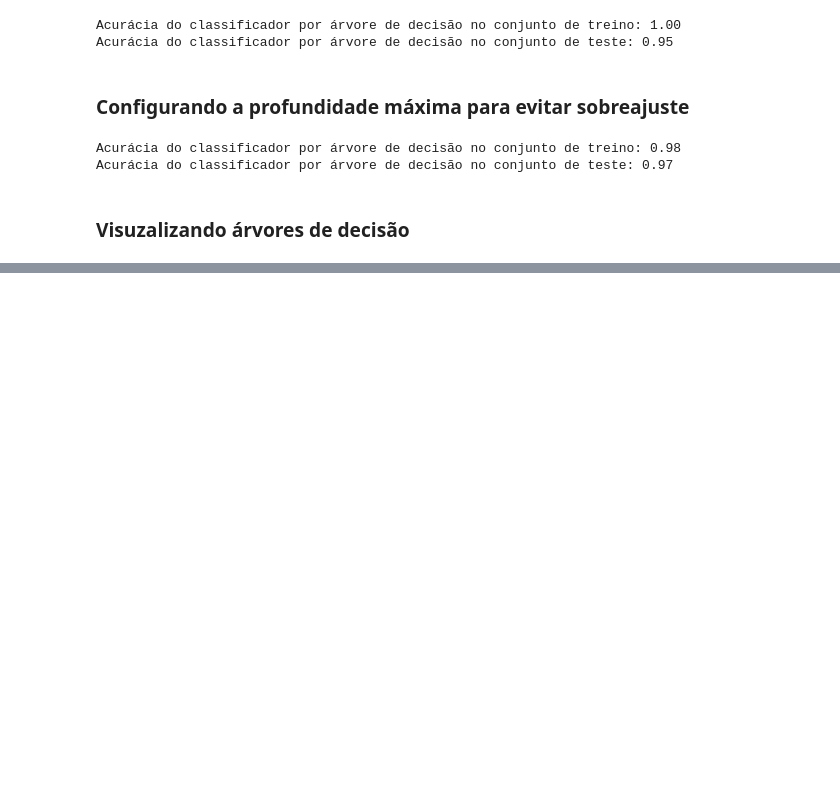
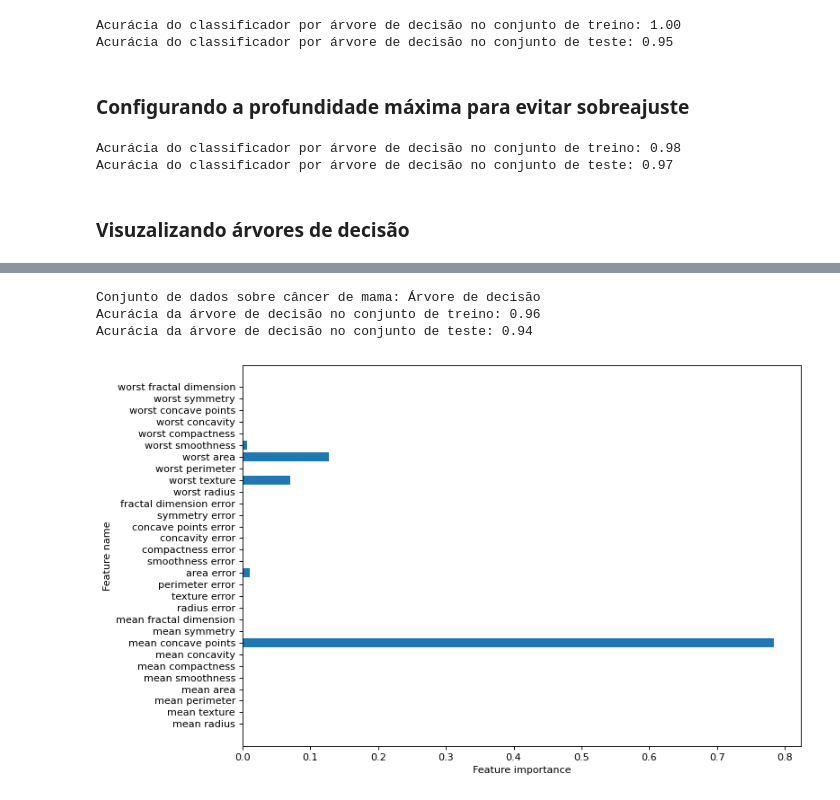
Before and after one commit to IIIL4KIII/Machine-Learning, a Jupyter notebook: Mod_2/Decision_tree.ipynb, the cells around one changed output, grey strips where cells are left out. Saved outputs shown, nothing was run; the diff lists cells and outputs as text; code cells hidden in the pictures; blank space fills up the shorter version.

```diff
--- a/Mod_2/Decision_tree.ipynb
+++ b/Mod_2/Decision_tree.ipynb
@@ -47,0 +95,7 @@ ExecutableNotFound: failed to execute WindowsPath('dot'), make sure the Graphviz
+# %%
+X_train, X_test, y_train, y_test = train_test_split(X_cancer, y_cancer, random_state=0)
+
+clf = DecisionTreeClassifier(max_depth=4, min_samples_leaf=8, random_state=0)
+clf.fit(X_train, y_train)
+
+plot_decision_tree(clf, cancer.feature_names, cancer.target_names)
@@ -47,0 +104,15 @@ ExecutableNotFound: failed to execute WindowsPath('dot'), make sure the Graphviz
+# %%
+print('Conjunto de dados sobre câncer de mama: Árvore de decisão')
+print(f'Acurácia da árvore de decisão no conjunto de treino: {clf.score(X_train, y_train):.2f}')
+print(f'Acurácia da árvore de decisão no conjunto de teste: {clf.score(X_test, y_test):.2f}')
+
+plt.figure(figsize=(10, 6), dpi=80)
+plot_feature_importances(clf, cancer.feature_names)
+plt.tight_layout()
+
+plt.show()
+# %% [output]
+Conjunto de dados sobre câncer de mama: Árvore de decisão
+Acurácia da árvore de decisão no conjunto de treino: 0.96
+Acurácia da árvore de decisão no conjunto de teste: 0.94
+[figure, added]
```
Also changed, not shown: parts of 10 cells of this notebook, 1 other file.
